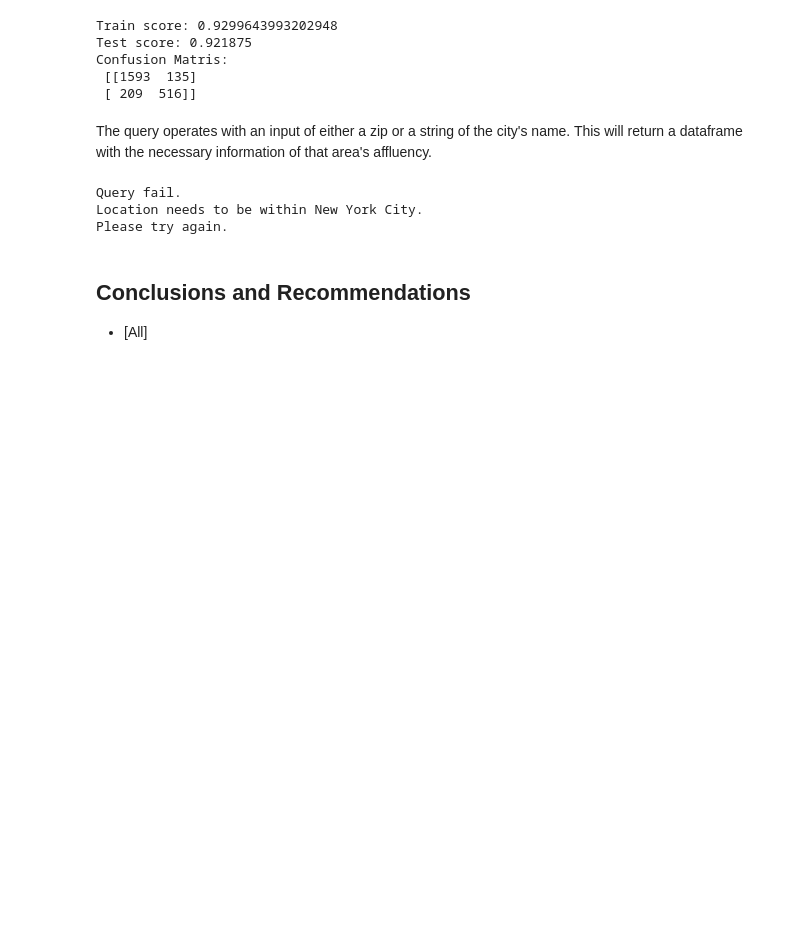
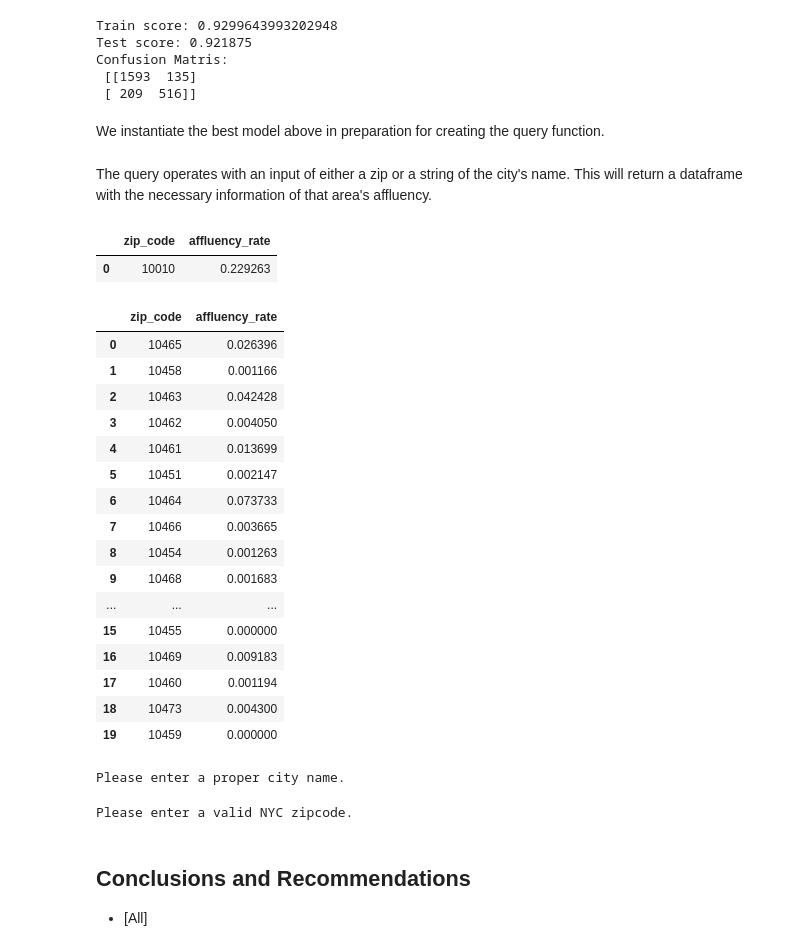
Before and after one commit to Shaddyjr/predicting_affluence_using_yelp, a Jupyter notebook: client_project_notebook.ipynb, the cells around one changed output. Saved outputs shown, nothing was run; the diff lists cells and outputs as text; code cells hidden in the pictures; blank space fills up the shorter version.

Commit message:
completed query

```diff
--- a/client_project_notebook.ipynb
+++ b/client_project_notebook.ipynb
@@ -873,39 +873,5 @@ Test score: 0.921875
 Confusion Matris:
  [[1593  135]
  [ 209  516]]
-# %%
-def query(user_input):
-    try:
-        if type(user_input) == int:
-            if incomplete_df[incomplete_df['zip_code'] == user_input]['affluency_rate'].isnull().sum() == 0:
-                return pd.DataFrame({'zip_code': user_input, 'affluency_rate': incomplete_df[incomplete_df['zip_code'] == user_input]['affluency_rate'].iloc[0]}, index = range(1))
-            else:
-                X_incomplete_dummy = incomplete_df[incomplete_df['zip_code'] == user_input]
-                X_zip_column = X_incomplete_dummy[X.columns]
-                y_pred = model.predict(X_zip_column)
-                return pd.DataFrame({'zip_code': user_input, 'affluency_rate': y_pred.mean()}, index= range(1))
-        else:
-            city_df = incomplete_df[incomplete_df['city'] == user_input]
-            if city_df['affluency_rate'].isnull().sum() == 0:
-                zip_code_afflcuency = []
-                for i in city_df['zip_code'].unique():
-                    zip_code_afflcuency.append({'zip_code': i, 'affluency_rate': incomplete_df[incomplete_df['zip_code'] == i]['affluency_rate'].iloc[0]})
-
-                return pd.DataFrame(zip_code_afflcuency)
-
-            else:
-                city_affluency = []
-                for i in city_df['zip_code'].unique():
-                    if city_df[city_df['zip_code'] == i]['affluency_rate'].isnull().sum() == 0:
-                        city_affluency.append({'zip_code': i, 'affluency_rate': city_df[city_df['zip_code'] == i]['affluency_rate'].iloc[0]})
-
-                    else:
-                        X_complete = complete_df.drop(columns=remove_columns+[target])
-                        X_incomplete_dummy = incomplete_df[incomplete_df['zip_code'] == i]
-                        X_zip_column = X_incomplete_dummy[X.columns]
-                        y_pred = model.predict(X_zip_column)
-                        city_affluency.append({'zip_code': i, 'affluency_rate': y_pred.mean()})
-
-                return pd.DataFrame(city_affluency)
-    except:
-        print('Query fail.\nLocation needs to be within New York City.\nPlease try again.')
+# %% [markdown]
+We instantiate the best model above in preparation for creating the query function.
@@ -912,11 +981,38 @@ def query(user_input):
 # %% [markdown]
 The query operates with an input of either a zip or a string of the city's name. This will return a dataframe with the necessary information of that area's affluency.
-# %%
-query(89147) # zip code with known affluency rate
-# %% [output]
-Query fail.
-Location needs to be within New York City.
-Please try again.
+# %%
+query(10010) #Query showing affluency rate for Flatiron here at Manhattan
+# %% [output]
+|  | zip_code | affluency_rate |
+| 0 | 10010 | 0.229263 |
+# %%
+query('Bronx') # Query showing affluency rate for every zipcode in Bronx
+# %% [output]
+|  | zip_code | affluency_rate |
+| 0 | 10465 | 0.026396 |
+| 1 | 10458 | 0.001166 |
+| 2 | 10463 | 0.042428 |
+| 3 | 10462 | 0.004050 |
+| 4 | 10461 | 0.013699 |
+| 5 | 10451 | 0.002147 |
+| 6 | 10464 | 0.073733 |
+| 7 | 10466 | 0.003665 |
+| 8 | 10454 | 0.001263 |
+| 9 | 10468 | 0.001683 |
+| ... | ... | ... |
+| 15 | 10455 | 0.000000 |
+| 16 | 10469 | 0.009183 |
+| 17 | 10460 | 0.001194 |
+| 18 | 10473 | 0.004300 |
+| 19 | 10459 | 0.000000 |
+# %%
+query('Las Vegas') # An invalid city name will prompt a message to input a proper name
+# %% [output]
+Please enter a proper city name.
+# %%
+query(89147) # An invalid zipcode will prompt a message to please input a proper NYC zipcode
+# %% [output]
+Please enter a valid NYC zipcode.
 # %% [markdown]
 ## Conclusions and Recommendations
 - [All]
```
Also changed, not shown: parts of 3 cells of this notebook.
